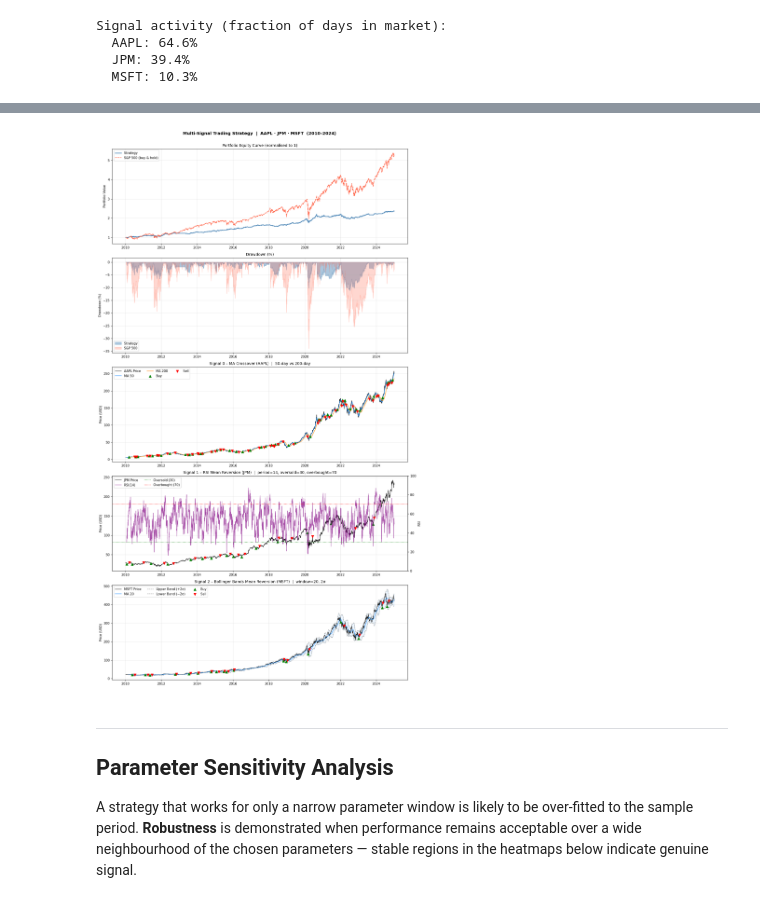
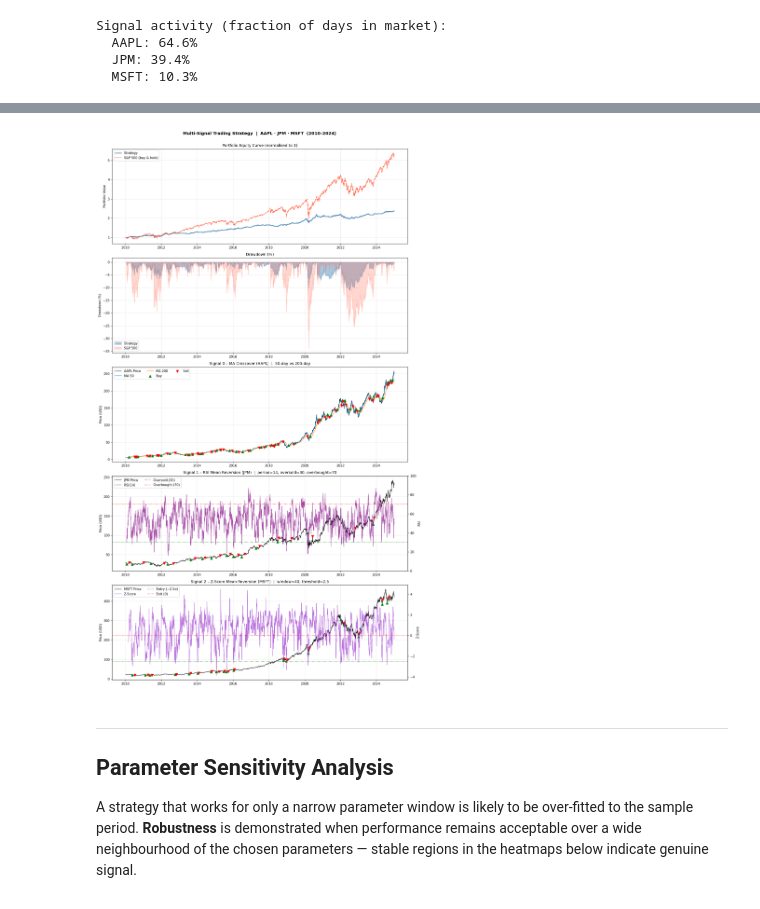
Before and after one commit to daan1shh/Computational-Finance, a Jupyter notebook: assessment_notebook.ipynb, the cells around one changed output, grey strips where cells are left out. Cells and saved outputs as stored; diff of their text form; code cells hidden in the pictures.

```diff
--- a/assessment_notebook.ipynb
+++ b/assessment_notebook.ipynb
@@ -571,7 +534,7 @@ plt.rcParams.update({'figure.dpi': 120, 'font.size': 9})
 dates = df_prices.index
 
 fig, axes = plt.subplots(5, 1, figsize=(13, 22))
-fig.suptitle('Multi-Signal Trading Strategy  |  AAPL · JPM · MSFT  (2010–2024)',
+fig.suptitle('Multi-Signal Trading Strategy  |  Finance · Tech · Healthcare Baskets  (2010–2024)',
              fontsize=12, fontweight='bold', y=1.002)
 
 # 1. Equity Curve
@@ -597,77 +560,78 @@ ax.legend()
 ax.xaxis.set_major_formatter(mdates.DateFormatter('%Y'))
 ax.grid(alpha=0.3)
 
-# 3. Signal 0: MA Crossover on AAPL
+# 3. Signal 0: MA Crossover — representative stock: JPM
 ax = axes[2]
-sig0 = signals[tickers[0]]
-ax.plot(dates, df_prices['AAPL'], label='AAPL Price',  color='black',      lw=0.9)
-ax.plot(dates, sig0['short_ma'],  label='MA 50',       color='dodgerblue', lw=1.2)
-ax.plot(dates, sig0['long_ma'],   label='MA 200',      color='darkorange',  lw=1.2)
+rep0 = FINANCE_TICKERS[1]   # JPM
+sig0 = signals[rep0]
+ax.plot(dates, df_prices[rep0], label=f'{rep0} Price', color='black', lw=0.9)
+ax.plot(dates, sig0['short_ma'], label=f'MA {_best_ma["short_window"]}',
+        color='dodgerblue', lw=1.2)
+ax.plot(dates, sig0['long_ma'],  label=f'MA {_best_ma["long_window"]}',
+        color='darkorange', lw=1.2)
 buy_mask  = sig0['position_change'] > 0
 sell_mask = sig0['position_change'] < 0
-ax.scatter(dates[buy_mask],  df_prices['AAPL'][buy_mask],  marker='^',
-           color='green', zorder=5, s=45, label='Buy')
-ax.scatter(dates[sell_mask], df_prices['AAPL'][sell_mask], marker='v',
-           color='red',   zorder=5, s=45, label='Sell')
-ax.set_title('Signal 0 – MA Crossover (AAPL)  |  50-day vs 200-day')
+ax.scatter(dates[buy_mask],  df_prices[rep0][buy_mask],  marker='^', color='green', zorder=5, s=45, label='Buy')
+ax.scatter(dates[sell_mask], df_prices[rep0][sell_mask], marker='v', color='red',   zorder=5, s=45, label='Sell')
+ax.set_title(f'Signal 0 – MA Crossover | Finance Basket (BRK-B, JPM)  |  '
+             f'short={_best_ma["short_window"]}, long={_best_ma["long_window"]}  [showing {rep0}]')
 ax.set_ylabel('Price (USD)')
 ax.legend(ncol=3)
 ax.xaxis.set_major_formatter(mdates.DateFormatter('%Y'))
 ax.grid(alpha=0.3)
 
-# 4. Signal 1: RSI on JPM
+# 4. Signal 1: RSI — representative stock: NVDA
 ax4a = axes[3]
 ax4b = ax4a.twinx()
-sig1 = signals[tickers[1]]
-ax4a.plot(dates, df_prices['JPM'], color='black', lw=0.9, label='JPM Price')
+rep1 = TECH_TICKERS[0]   # NVDA
+sig1 = signals[rep1]
+ax4a.plot(dates, df_prices[rep1], color='black', lw=0.9, label=f'{rep1} Price')
 buy_mask  = sig1['position_change'] > 0
 sell_mask = sig1['position_change'] < 0
-ax4a.scatter(dates[buy_mask],  df_prices['JPM'][buy_mask],  marker='^',
-             color='green', zorder=5, s=45)
-ax4a.scatter(dates[sell_mask], df_prices['JPM'][sell_mask], marker='v',
-             color='red',   zorder=5, s=45)
+ax4a.scatter(dates[buy_mask],  df_prices[rep1][buy_mask],  marker='^', color='green', zorder=5, s=45)
+ax4a.scatter(dates[sell_mask], df_prices[rep1][sell_mask], marker='v', color='red',   zorder=5, s=45)
 ax4b.plot(dates, sig1['rsi'], color='purple', lw=1.0, alpha=0.7, label='RSI(14)')
-ax4b.axhline(30, color='green', linestyle=':', lw=1.2, label='Oversold (30)')
-ax4b.axhline(70, color='red',   linestyle=':', lw=1.2, label='Overbought (70)')
+ax4b.axhline(_best_rsi['oversold'],   color='green', linestyle=':', lw=1.2, label=f'Oversold ({_best_rsi["oversold"]})')
+ax4b.axhline(_best_rsi['overbought'], color='red',   linestyle=':', lw=1.2, label=f'Overbought ({_best_rsi["overbought"]})')
 ax4b.set_ylim(0, 100)
 ax4b.set_ylabel('RSI')
-ax4a.set_title('Signal 1 – RSI Mean Reversion (JPM)  |  period=14, oversold=30, overbought=70')
+ax4a.set_title(f'Signal 1 – RSI | Technology Basket (NVDA, GOOGL)  |  '
+               f'oversold={_best_rsi["oversold"]}, overbought={_best_rsi["overbought"]}  [showing {rep1}]')
 ax4a.set_ylabel('Price (USD)')
 lines1, labels1 = ax4a.get_legend_handles_labels()
 lines2, labels2 = ax4b.get_legend_handles_labels()
 ax4a.legend(lines1 + lines2, labels1 + labels2, ncol=2)
 ax4a.xaxis.set_major_formatter(mdates.DateFormatter('%Y'))
 ax4a.grid(alpha=0.3)
 
-# 5. Signal 2: Z-Score on MSFT
+# 5. Signal 2: Z-Score — representative stock: LLY
 ax5a = axes[4]
 ax5b = ax5a.twinx()
-sig2 = signals[tickers[2]]
-ax5a.plot(dates, df_prices['MSFT'], color='black', lw=0.9, label='MSFT Price')
+rep2 = HEALTHCARE_TICKERS[0]   # LLY
+sig2 = signals[rep2]
+ax5a.plot(dates, df_prices[rep2], color='black', lw=0.9, label=f'{rep2} Price')
 buy_mask  = sig2['position_change'] > 0
 sell_mask = sig2['position_change'] < 0
-ax5a.scatter(dates[buy_mask],  df_prices['MSFT'][buy_mask],  marker='^',
-             color='green', zorder=5, s=45)
-ax5a.scatter(dates[sell_mask], df_prices['MSFT'][sell_mask], marker='v',
-             color='red',   zorder=5, s=45)
+ax5a.scatter(dates[buy_mask],  df_prices[rep2][buy_mask],  marker='^', color='green', zorder=5, s=45)
+ax5a.scatter(dates[sell_mask], df_prices[rep2][sell_mask], marker='v', color='red',   zorder=5, s=45)
 ax5b.plot(dates, sig2['zscore'], color='darkorchid', lw=1.0, alpha=0.7, label='Z-Score')
 ax5b.axhline(-_best_zs['entry_threshold'], color='green', linestyle=':', lw=1.2,
              label=f'Entry (−{_best_zs["entry_threshold"]}σ)')
 ax5b.axhline(0, color='red', linestyle=':', lw=1.2, label='Exit (0)')
 ax5b.set_ylabel('Z-Score')
-ax5a.set_title(f'Signal 2 – Z-Score Mean Reversion (MSFT)  |  '
-               f'window={_best_zs["window"]}, threshold={_best_zs["entry_threshold"]}')
+ax5a.set_title(f'Signal 2 – Z-Score | Healthcare Basket (LLY, JNJ)  |  '
+               f'window={_best_zs["window"]}, threshold={_best_zs["entry_threshold"]}  [showing {rep2}]')
 ax5a.set_ylabel('Price (USD)')
 lines1, labels1 = ax5a.get_legend_handles_labels()
 lines2, labels2 = ax5b.get_legend_handles_labels()
 ax5a.legend(lines1 + lines2, labels1 + labels2, ncol=2)
 ax5a.xaxis.set_major_formatter(mdates.DateFormatter('%Y'))
 ax5a.grid(alpha=0.3)
 
 plt.tight_layout()
 plt.show()
 # %% [output]
-[figure, old version]
+[figure, new version]
 # %% [markdown]
 ---
 ## Parameter Sensitivity Analysis
```
Also changed, not shown: parts of 13 cells of this notebook, 3 other files.
